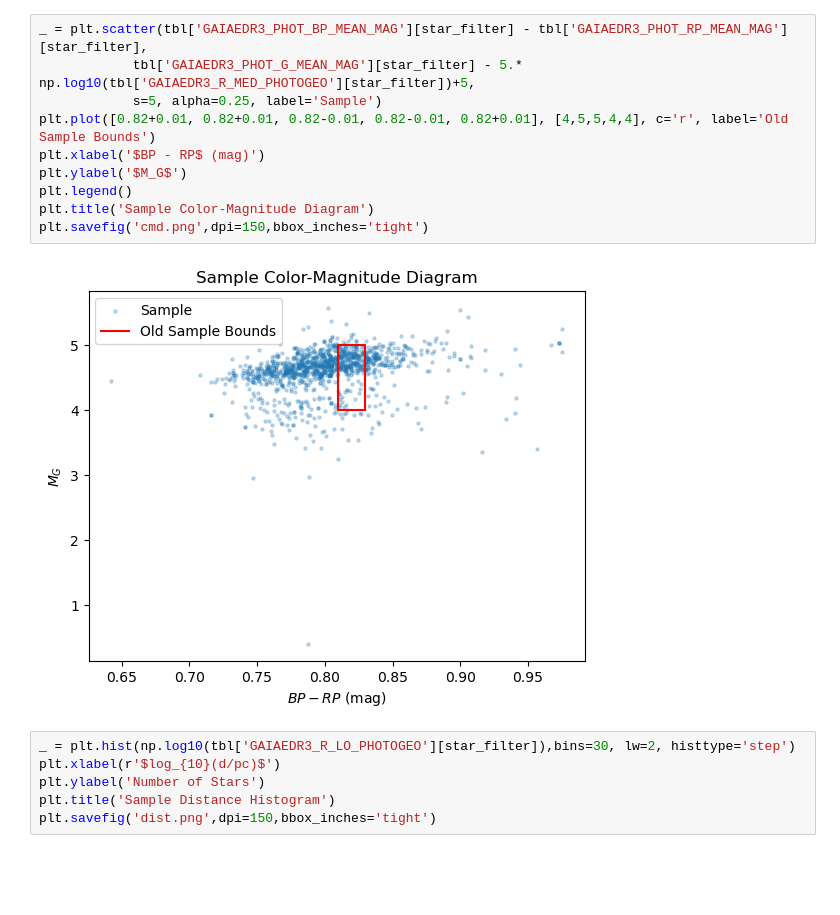
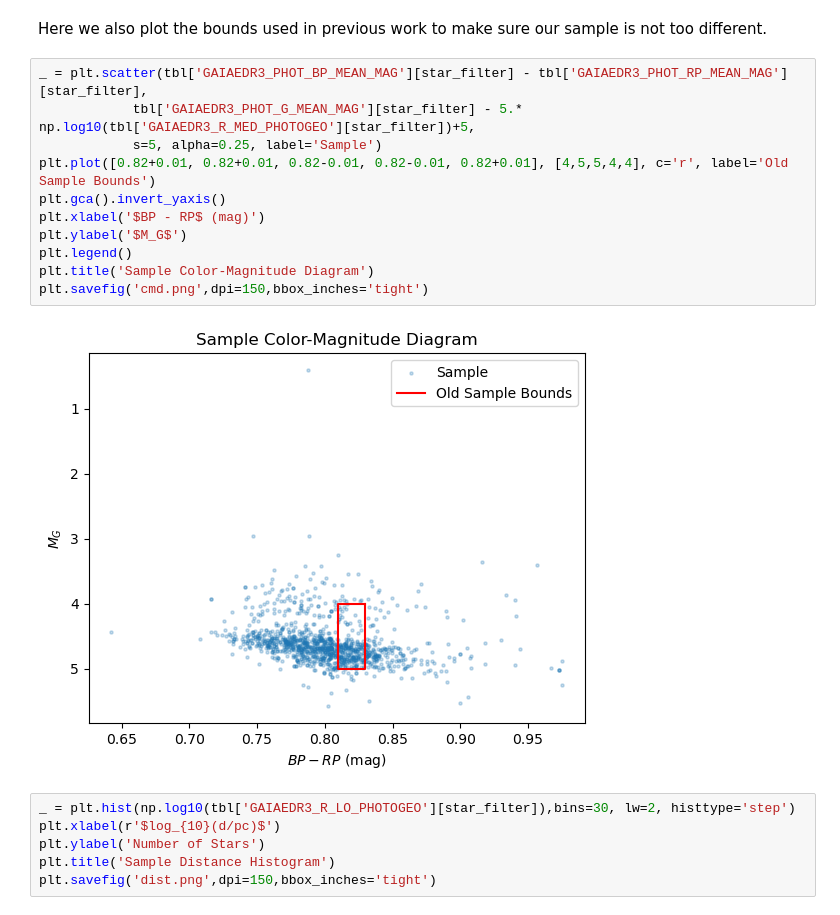
Before and after one commit to josephhand/BSRC-ALIAS, a Jupyter notebook: scratch/target_selection.ipynb, the cells around one changed output. Cells and saved outputs as stored; diff of their text form; blank space fills up the shorter version.

```diff
--- a/scratch/target_selection.ipynb
+++ b/scratch/target_selection.ipynb
@@ -94,18 +107,21 @@ plt.title('Sample sky map')
 plt.savefig('skymap.png',dpi=150,bbox_inches='tight')
 # %% [output]
 [figure]
+# %% [markdown]
+Here we also plot the bounds used in previous work to make sure our sample is not too different.
 # %%
 _ = plt.scatter(tbl['GAIAEDR3_PHOT_BP_MEAN_MAG'][star_filter] - tbl['GAIAEDR3_PHOT_RP_MEAN_MAG'][star_filter],
             tbl['GAIAEDR3_PHOT_G_MEAN_MAG'][star_filter] - 5.* np.log10(tbl['GAIAEDR3_R_MED_PHOTOGEO'][star_filter])+5,
             s=5, alpha=0.25, label='Sample')
 plt.plot([0.82+0.01, 0.82+0.01, 0.82-0.01, 0.82-0.01, 0.82+0.01], [4,5,5,4,4], c='r', label='Old Sample Bounds')
+plt.gca().invert_yaxis()
 plt.xlabel('$BP - RP$ (mag)')
 plt.ylabel('$M_G$')
 plt.legend()
 plt.title('Sample Color-Magnitude Diagram')
 plt.savefig('cmd.png',dpi=150,bbox_inches='tight')
 # %% [output]
-[figure, old version]
+[figure, new version]
 # %%
 _ = plt.hist(np.log10(tbl['GAIAEDR3_R_LO_PHOTOGEO'][star_filter]),bins=30, lw=2, histtype='step')
 plt.xlabel(r'$log_{10}(d/pc)$')
```
Also changed, not shown: parts of 19 cells of this notebook, 6 other files.
